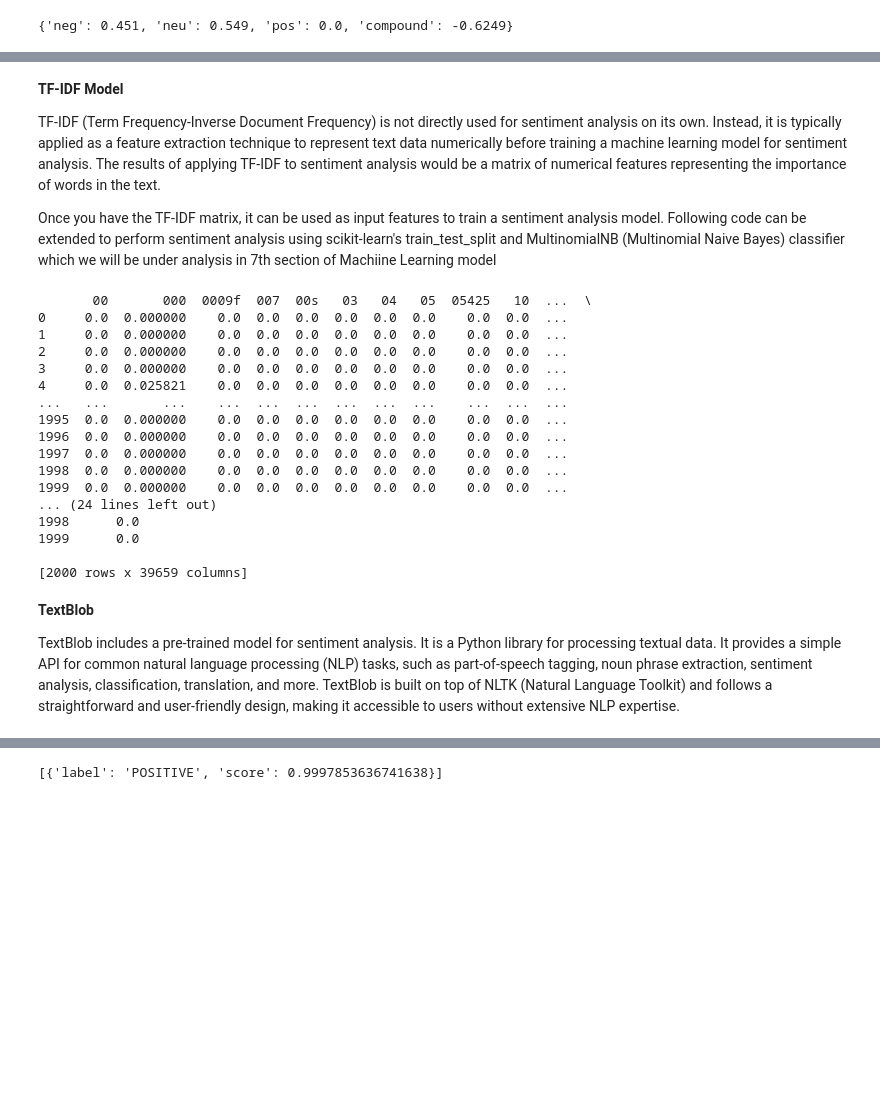
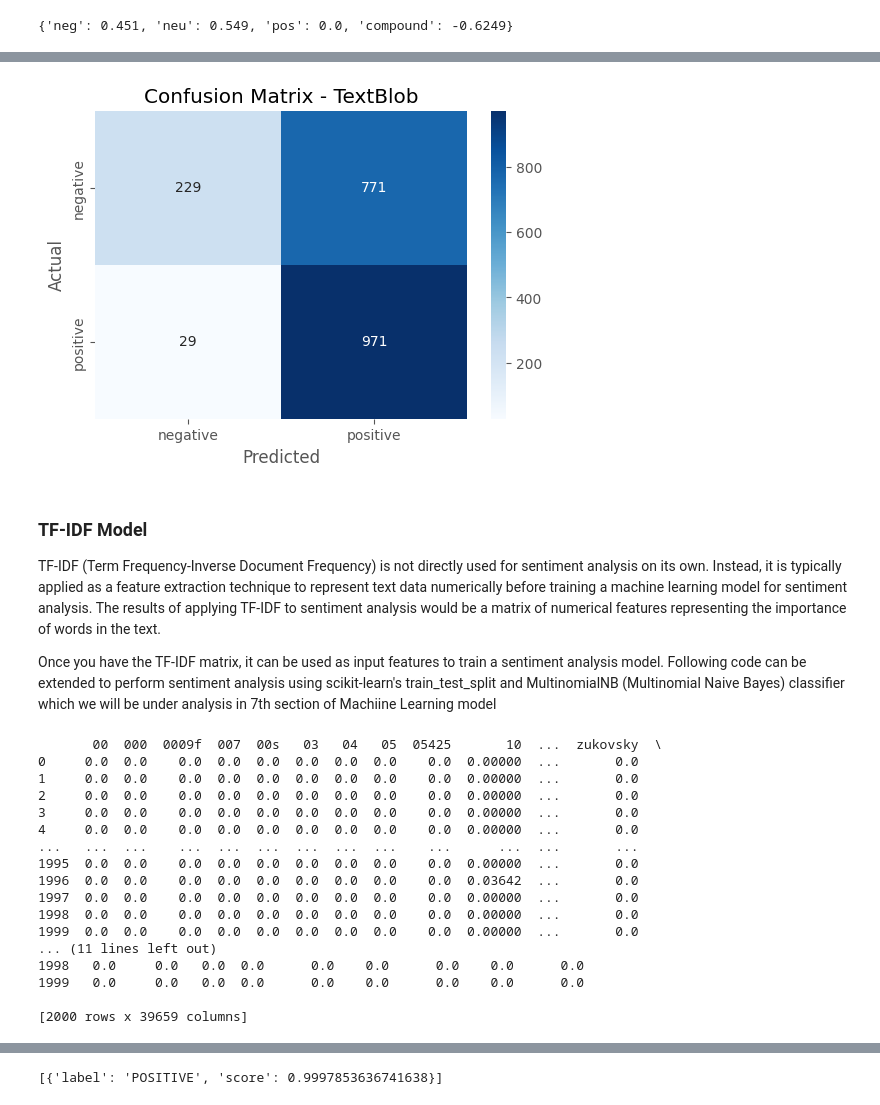
Before and after one commit to laibashaheeen/sentiment_analysis, a Jupyter notebook: sentiment_analysis.ipynb, the cells around one changed output, grey strips where cells are left out. Drawn from its saved outputs; the diff is of its cells as text; code cells hidden in the pictures; blank space fills up the shorter version.

```diff
--- a/sentiment_analysis.ipynb
+++ b/sentiment_analysis.ipynb
@@ -370,0 +360,15 @@ Size of testing set: 400
+# %%
+
+def polarity_to_label(p):
+    if p > 0:
+        return "positive"
+    elif p < 0:
+        return "negative"
+    else:
+        return "neutral"
+
+df['tb_polarity'] = df['review'].apply(lambda x: TextBlob(x).sentiment.polarity)
+df['tb_predicted'] = df['tb_polarity'].apply(polarity_to_label)
+
+print("Classification Report - TextBlob:\n")
+print(classification_report(df['sentiment'], df['tb_predicted'], digits=3))
@@ -371,5 +386,18 @@ Size of testing set: 400
+# %%
+# Confusion matrix
+cm = confusion_matrix(df['sentiment'], df['tb_predicted'], labels=["negative", "positive"])
+
+# Plot heatmap
+plt.figure(figsize=(6,4))
+sns.heatmap(cm, annot=True, fmt='d', cmap="Blues", xticklabels=["negative", "positive"], yticklabels=["negative", "positive"])
+plt.xlabel("Predicted")
+plt.ylabel("Actual")
+plt.title("Confusion Matrix - TextBlob")
+plt.show()
+# %% [output]
+[figure, added]
 # %% [markdown]
-**TF-IDF Model**
+### **TF-IDF Model**
 
 TF-IDF (Term Frequency-Inverse Document Frequency) is not directly used for sentiment analysis on its own. Instead, it is typically applied as a feature extraction technique to represent text data numerically before training a machine learning model for sentiment analysis. The results of applying TF-IDF to sentiment analysis would be a matrix of numerical features representing the importance of words in the text.
 
@@ -377,39 +405,31 @@ Once you have the TF-IDF matrix, it can be used as input features to train a sen
 # %%
 from sklearn.feature_extraction.text import TfidfVectorizer
 
-# Assuming 'text' is the column containing textual data in your DataFrame
 corpus = df['review'].tolist()
 
 # Create a TF-IDF vectorizer
 tfidf_vectorizer = TfidfVectorizer()
 
-# Fit and transform the textual data
 tfidf_features = tfidf_vectorizer.fit_transform(corpus)
 
-# Convert the TF-IDF matrix to a DataFrame for further analysis
 tfidf_df = pd.DataFrame(tfidf_features.toarray(), columns=tfidf_vectorizer.get_feature_names_out())
 
-# Display the TF-IDF DataFrame
 print(tfidf_df)
 # %% [output]
-       00       000  0009f  007  00s   03   04   05  05425   10  ...  \
-0     0.0  0.000000    0.0  0.0  0.0  0.0  0.0  0.0    0.0  0.0  ...
-1     0.0  0.000000    0.0  0.0  0.0  0.0  0.0  0.0    0.0  0.0  ...
-2     0.0  0.000000    0.0  0.0  0.0  0.0  0.0  0.0    0.0  0.0  ...
-3     0.0  0.000000    0.0  0.0  0.0  0.0  0.0  0.0    0.0  0.0  ...
-4     0.0  0.025821    0.0  0.0  0.0  0.0  0.0  0.0    0.0  0.0  ...
-...   ...       ...    ...  ...  ...  ...  ...  ...    ...  ...  ...
-1995  0.0  0.000000    0.0  0.0  0.0  0.0  0.0  0.0    0.0  0.0  ...
-1996  0.0  0.000000    0.0  0.0  0.0  0.0  0.0  0.0    0.0  0.0  ...
-1997  0.0  0.000000    0.0  0.0  0.0  0.0  0.0  0.0    0.0  0.0  ...
-1998  0.0  0.000000    0.0  0.0  0.0  0.0  0.0  0.0    0.0  0.0  ...
-1999  0.0  0.000000    0.0  0.0  0.0  0.0  0.0  0.0    0.0  0.0  ...
-... (24 lines left out)
-1998      0.0
-1999      0.0
+       00  000  0009f  007  00s   03   04   05  05425       10  ...  zukovsky  \
+0     0.0  0.0    0.0  0.0  0.0  0.0  0.0  0.0    0.0  0.00000  ...       0.0
+1     0.0  0.0    0.0  0.0  0.0  0.0  0.0  0.0    0.0  0.00000  ...       0.0
+2     0.0  0.0    0.0  0.0  0.0  0.0  0.0  0.0    0.0  0.00000  ...       0.0
+3     0.0  0.0    0.0  0.0  0.0  0.0  0.0  0.0    0.0  0.00000  ...       0.0
+4     0.0  0.0    0.0  0.0  0.0  0.0  0.0  0.0    0.0  0.00000  ...       0.0
+...   ...  ...    ...  ...  ...  ...  ...  ...    ...      ...  ...       ...
+1995  0.0  0.0    0.0  0.0  0.0  0.0  0.0  0.0    0.0  0.00000  ...       0.0
+1996  0.0  0.0    0.0  0.0  0.0  0.0  0.0  0.0    0.0  0.03642  ...       0.0
+1997  0.0  0.0    0.0  0.0  0.0  0.0  0.0  0.0    0.0  0.00000  ...       0.0
+1998  0.0  0.0    0.0  0.0  0.0  0.0  0.0  0.0    0.0  0.00000  ...       0.0
+1999  0.0  0.0    0.0  0.0  0.0  0.0  0.0  0.0    0.0  0.00000  ...       0.0
+... (11 lines left out)
+1998   0.0     0.0   0.0  0.0      0.0    0.0      0.0    0.0      0.0
+1999   0.0     0.0   0.0  0.0      0.0    0.0      0.0    0.0      0.0
 
 [2000 rows x 39659 columns]
-# %% [markdown]
-**TextBlob**
-
-TextBlob includes a pre-trained model for sentiment analysis. It is a Python library for processing textual data. It provides a simple API for common natural language processing (NLP) tasks, such as part-of-speech tagging, noun phrase extraction, sentiment analysis, classification, translation, and more. TextBlob is built on top of NLTK (Natural Language Toolkit) and follows a straightforward and user-friendly design, making it accessible to users without extensive NLP expertise.
```
Also changed, not shown: parts of 59 cells of this notebook.
